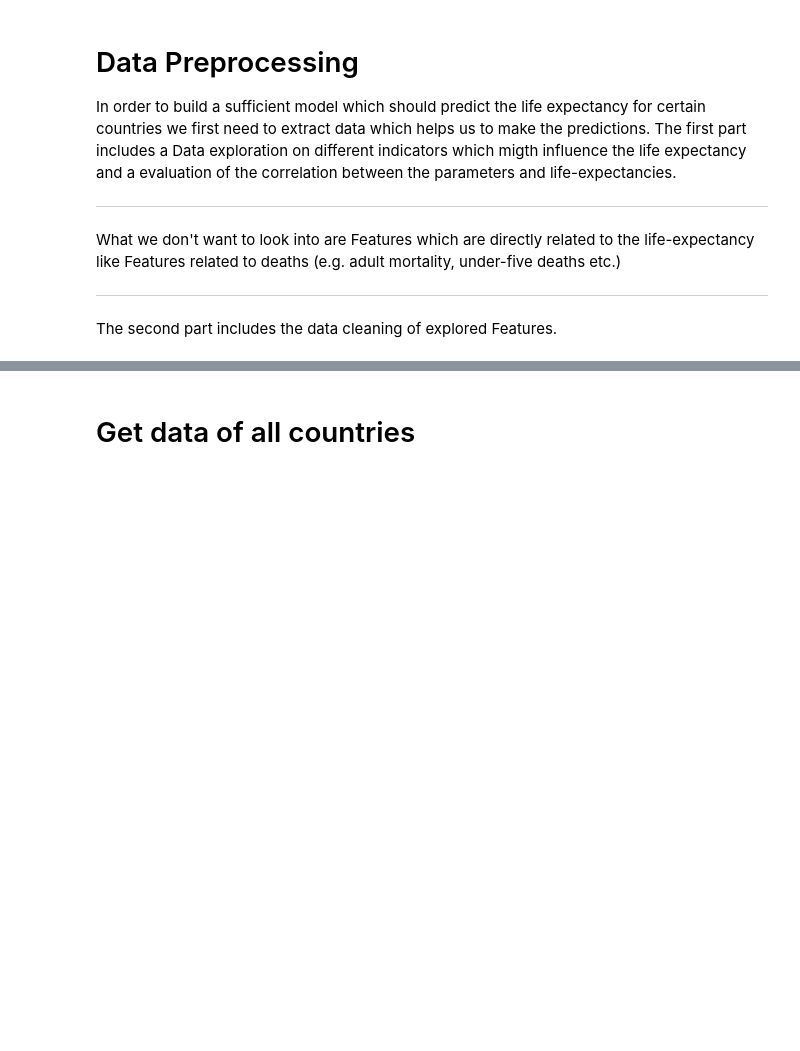
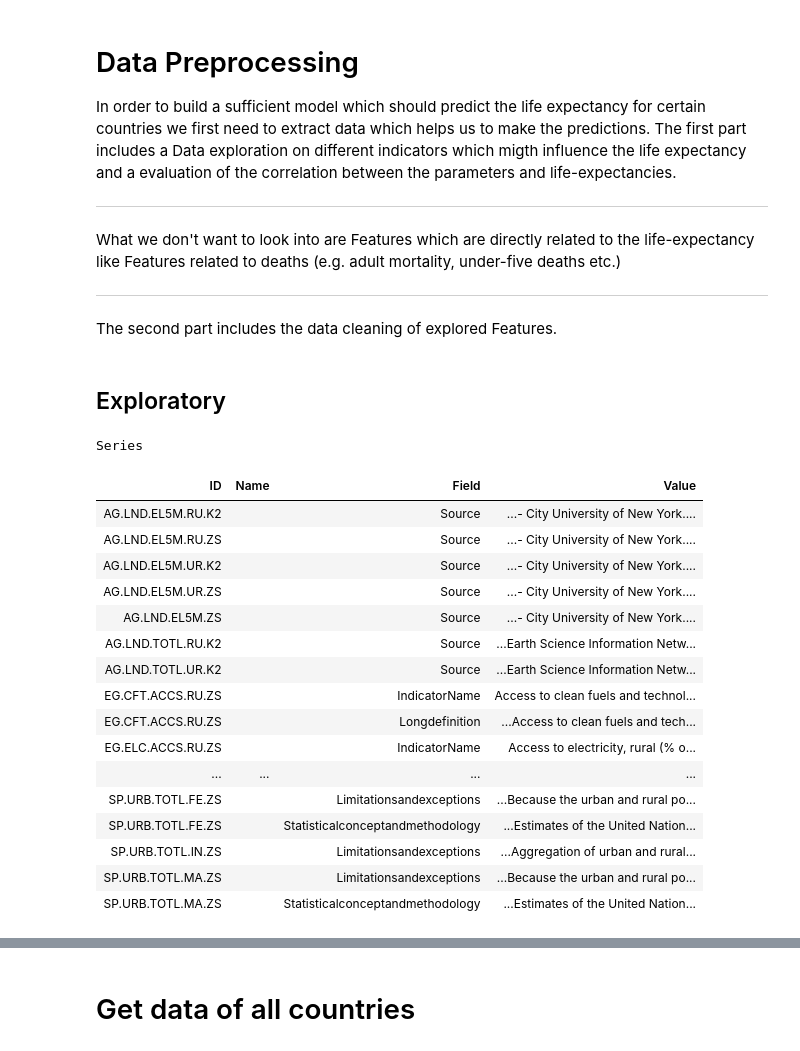
Before and after one commit to svisel22/SS23-BIPM-Big-Data-Group-KMJ-Do-Gooders, a Jupyter notebook: app/predicition model/data_preprocessing.ipynb, the cells around one changed output, grey strips where cells are left out. Cells and saved outputs as stored; diff of their text form; code cells hidden in the pictures; blank space fills up the shorter version.

```diff
--- a/app/predicition model/data_preprocessing.ipynb
+++ b/app/predicition model/data_preprocessing.ipynb
@@ -14,0 +21,2 @@ import wbgapi as wb
+# %% [markdown]
+## Exploratory
@@ -15,2 +34,24 @@ import wbgapi as wb
+# %%
+# search for indicators
+wb.search('rural population')
+# %% [output]
+Series
+| ID | Name | Field | Value |
+| AG.LND.EL5M.RU.K2 |  | Source | ...- City University of New York.... |
+| AG.LND.EL5M.RU.ZS |  | Source | ...- City University of New York.... |
+| AG.LND.EL5M.UR.K2 |  | Source | ...- City University of New York.... |
+| AG.LND.EL5M.UR.ZS |  | Source | ...- City University of New York.... |
+| AG.LND.EL5M.ZS |  | Source | ...- City University of New York.... |
+| AG.LND.TOTL.RU.K2 |  | Source | ...Earth Science Information Netw... |
+| AG.LND.TOTL.UR.K2 |  | Source | ...Earth Science Information Netw... |
+| EG.CFT.ACCS.RU.ZS |  | IndicatorName | Access to clean fuels and technol... |
+| EG.CFT.ACCS.RU.ZS |  | Longdefinition | ...Access to clean fuels and tech... |
+| EG.ELC.ACCS.RU.ZS |  | IndicatorName | Access to electricity, rural (% o... |
+| ... | ... | ... | ... |
+| SP.URB.TOTL.FE.ZS |  | Limitationsandexceptions | ...Because the urban and rural po... |
+| SP.URB.TOTL.FE.ZS |  | Statisticalconceptandmethodology | ...Estimates of the United Nation... |
+| SP.URB.TOTL.IN.ZS |  | Limitationsandexceptions | ...Aggregation of urban and rural... |
+| SP.URB.TOTL.MA.ZS |  | Limitationsandexceptions | ...Because the urban and rural po... |
+| SP.URB.TOTL.MA.ZS |  | Statisticalconceptandmethodology | ...Estimates of the United Nation... |
 # %%
 # Create a lineplot
```
Also changed, not shown: parts of 32 cells of this notebook.
